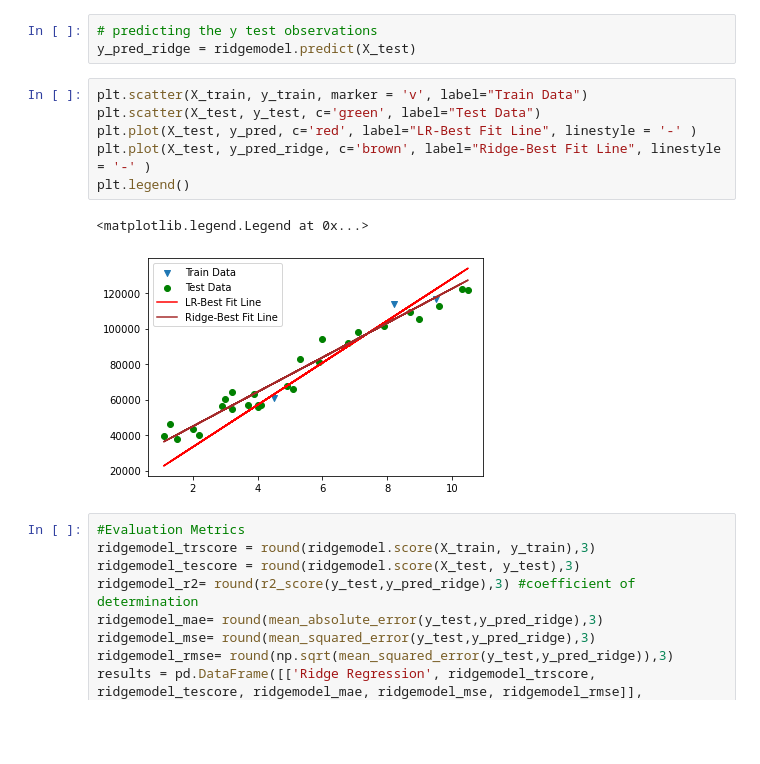
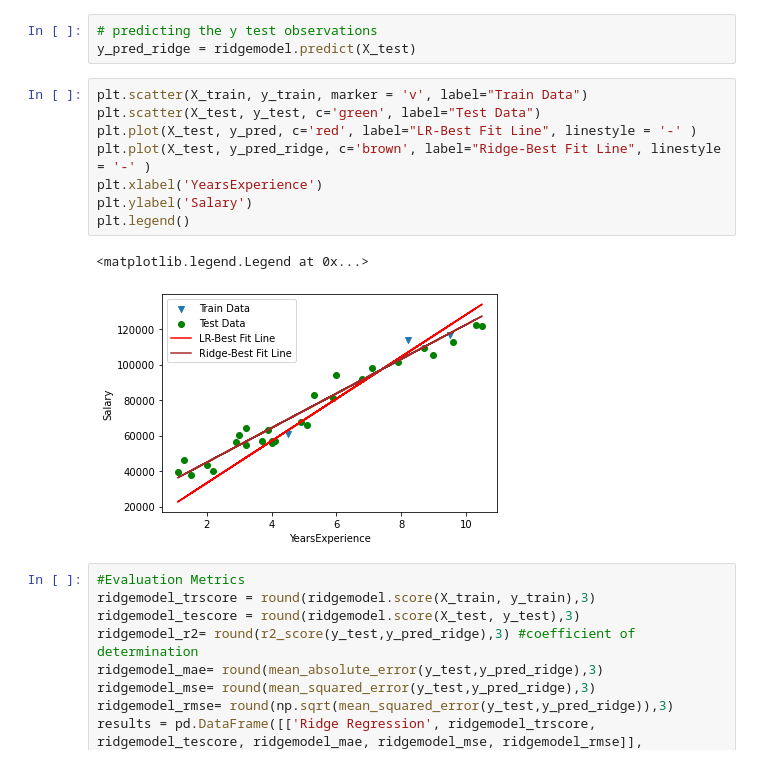
Before and after one commit to sebastianbirk/datascience-bootcamp, a Jupyter notebook: content/05_supervised_machine_learning/Day_1_Lecture Notes PART1 & PART2.ipynb, the cells around one changed output. Cells and saved outputs as stored; diff of their text form; blank space fills up the shorter version.

```diff
--- a/content/05_supervised_machine_learning/Day_1_Lecture Notes PART1 & PART2.ipynb
+++ b/content/05_supervised_machine_learning/Day_1_Lecture Notes PART1 & PART2.ipynb
@@ -394,12 +405,14 @@ y_pred_ridge = ridgemodel.predict(X_test)
 # %%
 plt.scatter(X_train, y_train, marker = 'v', label="Train Data")
 plt.scatter(X_test, y_test, c='green', label="Test Data")
 plt.plot(X_test, y_pred, c='red', label="LR-Best Fit Line", linestyle = '-' )
 plt.plot(X_test, y_pred_ridge, c='brown', label="Ridge-Best Fit Line", linestyle = '-' )
+plt.xlabel('YearsExperience')
+plt.ylabel('Salary')
 plt.legend()
 # %% [output]
 <matplotlib.legend.Legend at 0x...>
-[figure, old version]
+[figure, new version]
 # %%
 #Evaluation Metrics
 ridgemodel_trscore = round(ridgemodel.score(X_train, y_train),3)
```
Also changed, not shown: parts of 7 cells of this notebook.
